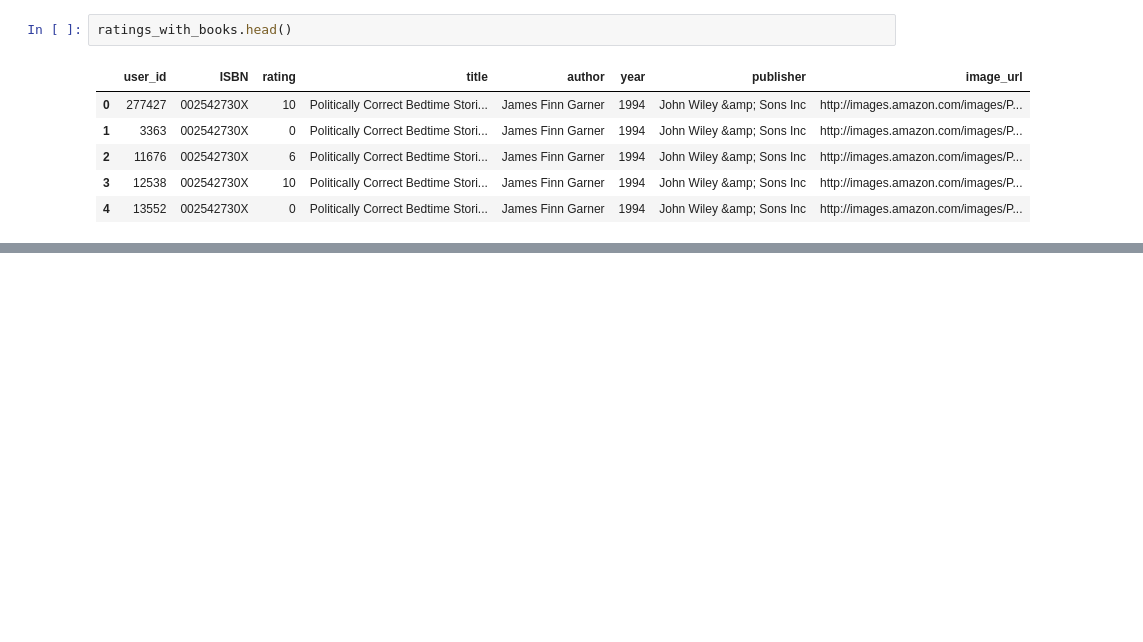
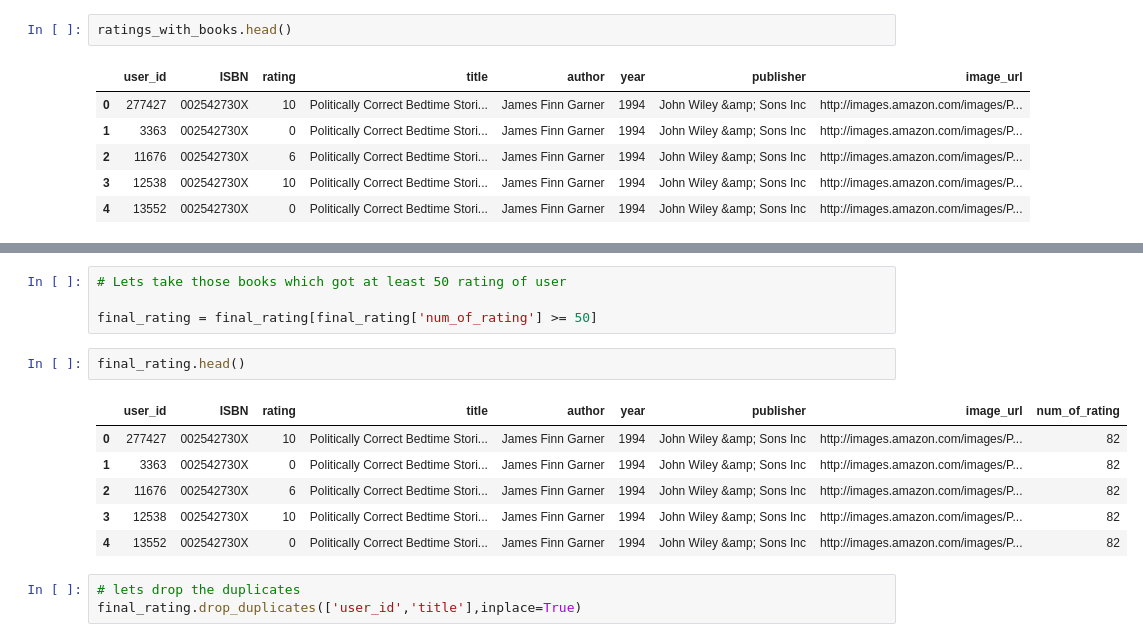
Before and after one commit to BaranParmak/End2End-Book-Recommendation-System, a Jupyter notebook: notebook/research.ipynb, the cells around one changed output, grey strips where cells are left out. Cells and saved outputs as stored; diff of their text form; blank space fills up the shorter version.

Commit message:
Feature Engineering and Dropping duplicates

```diff
--- a/notebook/research.ipynb
+++ b/notebook/research.ipynb
@@ -211,0 +245,16 @@ ratings_with_books.head()
+# %%
+# Lets take those books which got at least 50 rating of user
+
+final_rating = final_rating[final_rating['num_of_rating'] >= 50]
+# %%
+final_rating.head()
+# %% [output]
+|  | user_id | ISBN | rating | title | author | year | publisher | image_url | num_of_rating |
+| 0 | 277427 | 002542730X | 10 | Politically Correct Bedtime Stori... | James Finn Garner | 1994 | John Wiley &amp; Sons Inc | http://images.amazon.com/images/P... | 82 |
+| 1 | 3363 | 002542730X | 0 | Politically Correct Bedtime Stori... | James Finn Garner | 1994 | John Wiley &amp; Sons Inc | http://images.amazon.com/images/P... | 82 |
+| 2 | 11676 | 002542730X | 6 | Politically Correct Bedtime Stori... | James Finn Garner | 1994 | John Wiley &amp; Sons Inc | http://images.amazon.com/images/P... | 82 |
+| 3 | 12538 | 002542730X | 10 | Politically Correct Bedtime Stori... | James Finn Garner | 1994 | John Wiley &amp; Sons Inc | http://images.amazon.com/images/P... | 82 |
+| 4 | 13552 | 002542730X | 0 | Politically Correct Bedtime Stori... | James Finn Garner | 1994 | John Wiley &amp; Sons Inc | http://images.amazon.com/images/P... | 82 |
+# %%
+# lets drop the duplicates
+final_rating.drop_duplicates(['user_id','title'],inplace=True)
```
Also changed, not shown: parts of 7 cells of this notebook.
